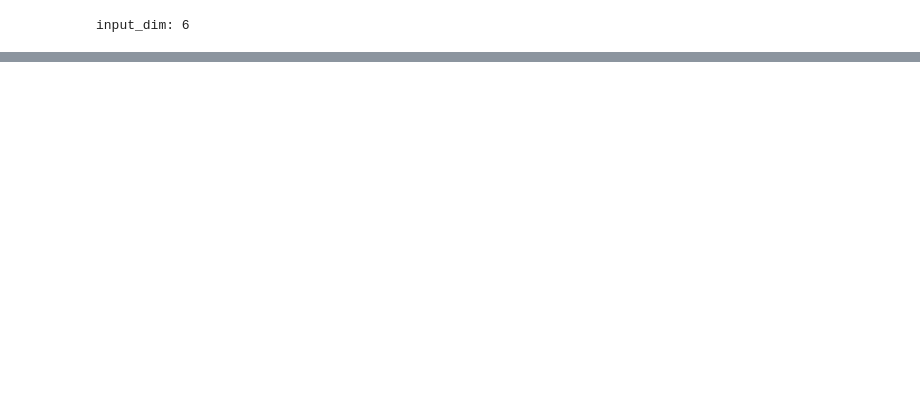
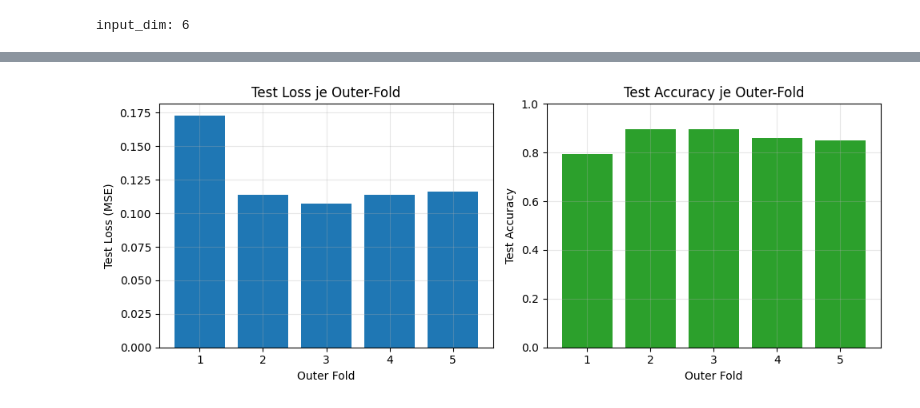
Before and after one commit to Mikael31/neural-network, a Jupyter notebook: Monk dataset.ipynb, the cells around one changed output, grey strips where cells are left out. Cells and saved outputs as stored; diff of their text form; code cells hidden in the pictures; blank space fills up the shorter version.

```diff
--- a/Monk dataset.ipynb
+++ b/Monk dataset.ipynb
@@ -219,0 +479,82 @@ plt.show()
+# %%
+# Visualisierung der Grid-Resultate und Outer-Fold-Ergebnisse
+import numpy as np
+import matplotlib.pyplot as plt
+
+# Erwartet: Variablen aus der Nested-CV-Zelle
+# - grid_configs: Liste aller getesteten Konfigurationen
+# - outer_results: Liste mit Einträgen {'outer_fold', 'best_cfg', 'inner_mean_val_loss', 'test_loss', 'test_acc'}
+
+# 1) Balkendiagramm: Test-Loss und Test-Accuracy je Outer-Fold
+fold_ids   = [r['outer_fold']+1 for r in outer_results]
+test_losses = [r['test_loss'] for r in outer_results]
+test_accs   = [r['test_acc']  for r in outer_results]
+
+plt.figure(figsize=(10, 4))
+plt.subplot(1, 2, 1)
+plt.bar(fold_ids, test_losses, color='tab:blue')
+plt.xlabel('Outer Fold')
+plt.ylabel('Test Loss (MSE)')
+plt.title('Test Loss je Outer-Fold')
+plt.grid(alpha=0.3)
+
+plt.subplot(1, 2, 2)
+plt.bar(fold_ids, test_accs, color='tab:green')
+plt.xlabel('Outer Fold')
+plt.ylabel('Test Accuracy')
+plt.title('Test Accuracy je Outer-Fold')
+plt.ylim(0.0, 1.0)
+plt.grid(alpha=0.3)
+plt.tight_layout()
+plt.show()
+
+# 2) Auswahlhäufigkeit der besten Konfigurationen: Heatmaps pro hidden_sizes
+# Wir stellen die Häufigkeit dar, mit der (learning_rate, weight_decay)
+# pro hidden_sizes als beste Konfiguration gewählt wurde.
+# Das ist eine kompakte graphische Repräsentation des Grids via Auswahlfrequenz.
+
+# Extrahiere eindeutige Werte
+hidden_sizes_list = sorted(list({cfg['hidden_sizes'] for cfg in grid_configs}))
+lr_list           = sorted(list({cfg['learning_rate'] for cfg in grid_configs}))
+wd_list           = sorted(list({cfg['weight_decay'] for cfg in grid_configs}))
+
+# Zähle Best-Selections
+from collections import defaultdict
+freq = defaultdict(int)
+for r in outer_results:
+    cfg = r['best_cfg']
+    key = (tuple(cfg['hidden_sizes']), cfg['learning_rate'], cfg['weight_decay'])
+    freq[key] += 1
+
+# Erzeuge Heatmaps: Zeilen=learning_rate, Spalten=weight_decay; pro hidden_sizes ein Subplot
+n_rows = len(hidden_sizes_list)
+fig, axes = plt.subplots(n_rows, 1, figsize=(8, 4*n_rows), squeeze=False)
+
+for i, hs in enumerate(hidden_sizes_list):
+    mat = np.zeros((len(lr_list), len(wd_list)), dtype=float)
+    for r_i, lr in enumerate(lr_list):
+        for c_i, wd in enumerate(wd_list):
+            mat[r_i, c_i] = freq.get((hs, lr, wd), 0)
+    ax = axes[i, 0]
+    im = ax.imshow(mat, cmap='Blues', aspect='auto')
+    ax.set_title(f'Auswahlhäufigkeit best cfg für hidden_sizes={hs}')
+    ax.set_xticks(np.arange(len(wd_list)))
+    ax.set_xticklabels([str(wd) for wd in wd_list])
+    ax.set_xlabel('weight_decay')
+    ax.set_yticks(np.arange(len(lr_list)))
+    ax.set_yticklabels([str(lr) for lr in lr_list])
+    ax.set_ylabel('learning_rate')
+    for r_i in range(len(lr_list)):
+        for c_i in range(len(wd_list)):
+            ax.text(c_i, r_i, f"{int(mat[r_i, c_i])}", ha='center', va='center', color='black')
+    fig.colorbar(im, ax=ax, fraction=0.046, pad=0.04)
+
+plt.tight_layout()
+plt.show()
+
+# 3) Tabelle der besten Konfigurationen je Outer-Fold (als Textausgabe)
+print('\nBeste Konfiguration je Outer-Fold:')
+for r in outer_results:
+    print(f"Fold {r['outer_fold']+1}: cfg={r['best_cfg']} | TestLoss={r['test_loss']:.4f} | TestAcc={r['test_acc']:.4f}")
+# %% [output]
+[figure, added]
```
Also changed, not shown: parts of 19 cells of this notebook, 4 other files.
